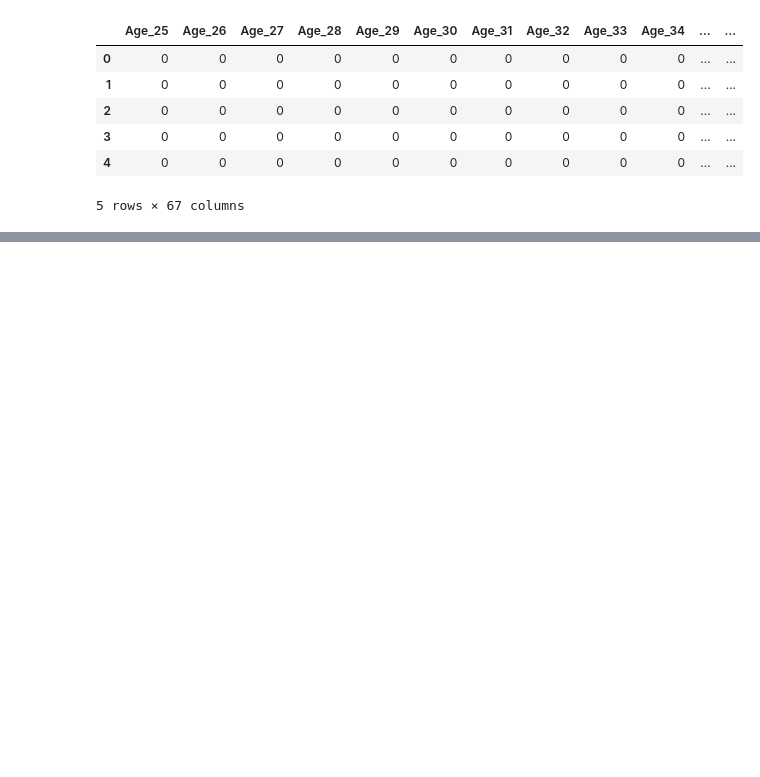
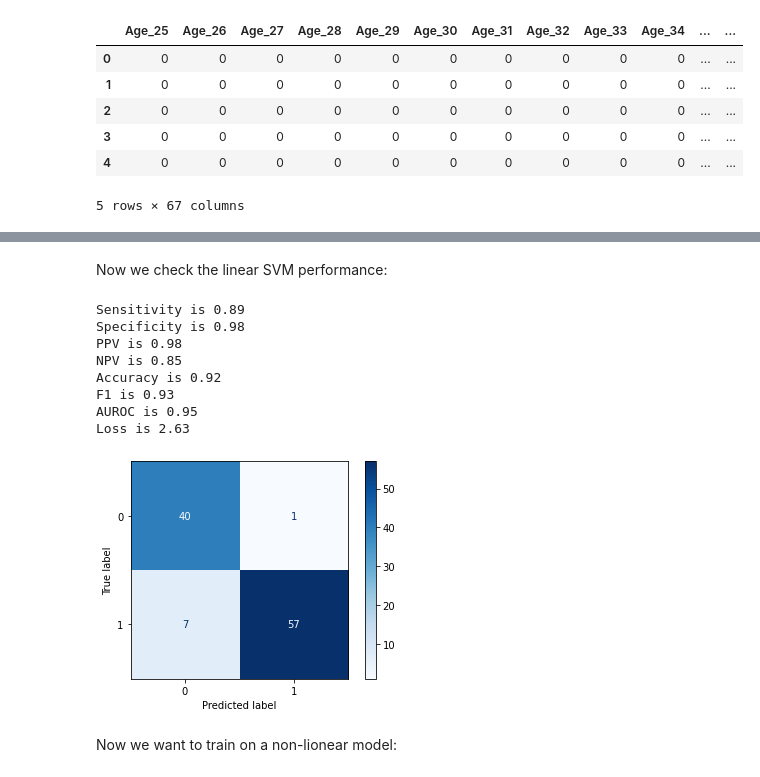
Before and after one commit to mlh-master/hw2_mlh-daniel-omer, a Jupyter notebook: HW2_MLH.ipynb, the cells around one changed output, grey strips where cells are left out. Cells and saved outputs as stored; diff of their text form; code cells hidden in the pictures; blank space fills up the shorter version.

```diff
--- a/HW2_MLH.ipynb
+++ b/HW2_MLH.ipynb
@@ -164,0 +301,28 @@ df.head()
+# %%
+svc = SVC(probability=True)
+C = np.array([0.001, 0.01, 1, 10, 100, 1000])
+pipe = Pipeline(steps=[('svm', svc)])
+svm_lin = GridSearchCV(estimator=pipe,
+             param_grid={'svm__kernel':['linear'], 'svm__C':C},
+             scoring=['accuracy','f1','precision','recall','roc_auc'],
+             cv=skf, refit='roc_auc', verbose=0, return_train_score=True)
+svm_lin.fit(X_train, Y_train)
+best_svm_lin = svm_lin.best_estimator_
+y_pred_test = best_svm_lin.predict(x_test)
+y_pred_proba_test = best_svm_lin.predict_proba(x_test)
+# %% [markdown]
+Now we check the linear SVM performance:
+# %%
+metrics (best_svm_lin,x_test,y_test,y_pred_test, y_pred_proba_test)
+# %% [output]
+Sensitivity is 0.89
+Specificity is 0.98
+PPV is 0.98
+NPV is 0.85
+Accuracy is 0.92
+F1 is 0.93
+AUROC is 0.95
+Loss is 2.63
+[figure, added]
+# %% [markdown]
+Now we want to train on a non-lionear model:
```
Also changed, not shown: parts of 47 cells of this notebook.
